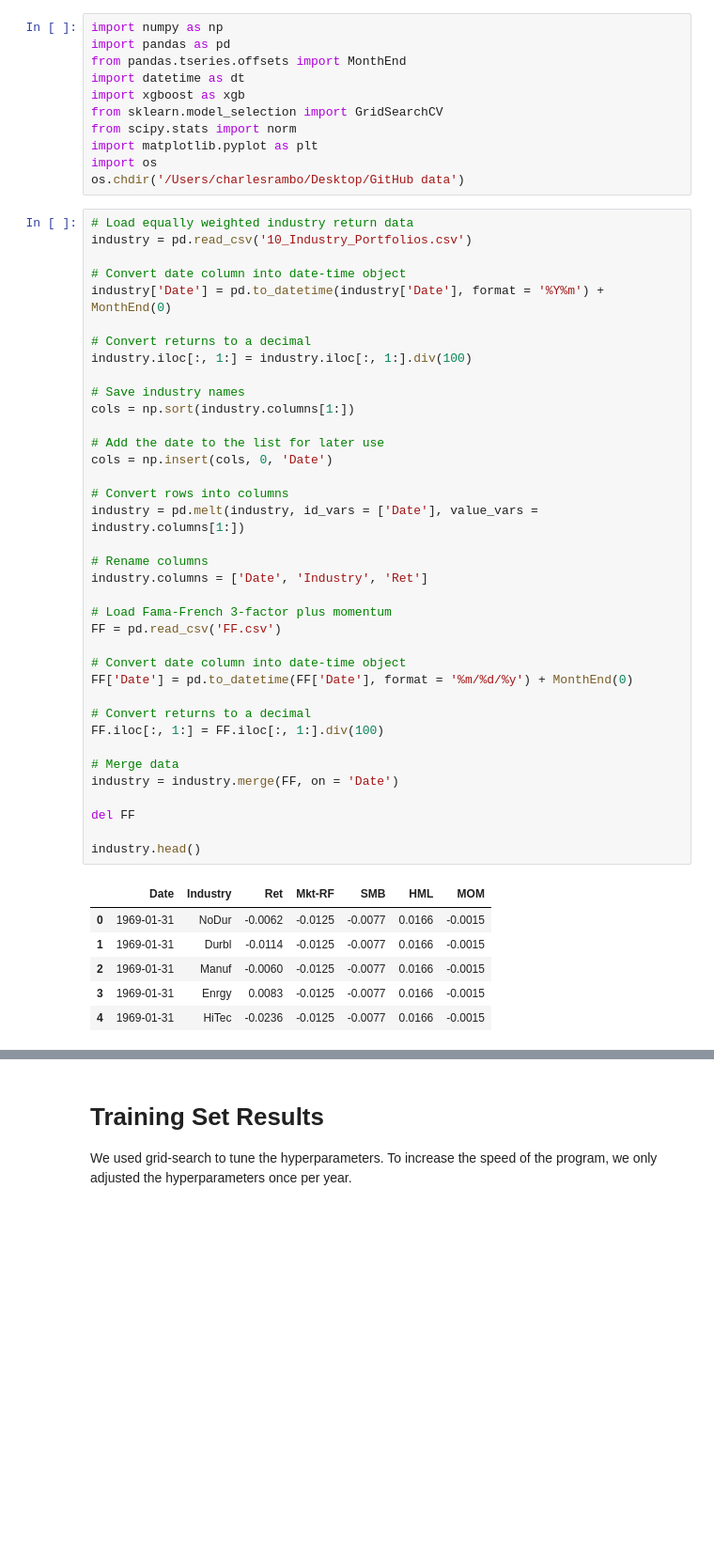
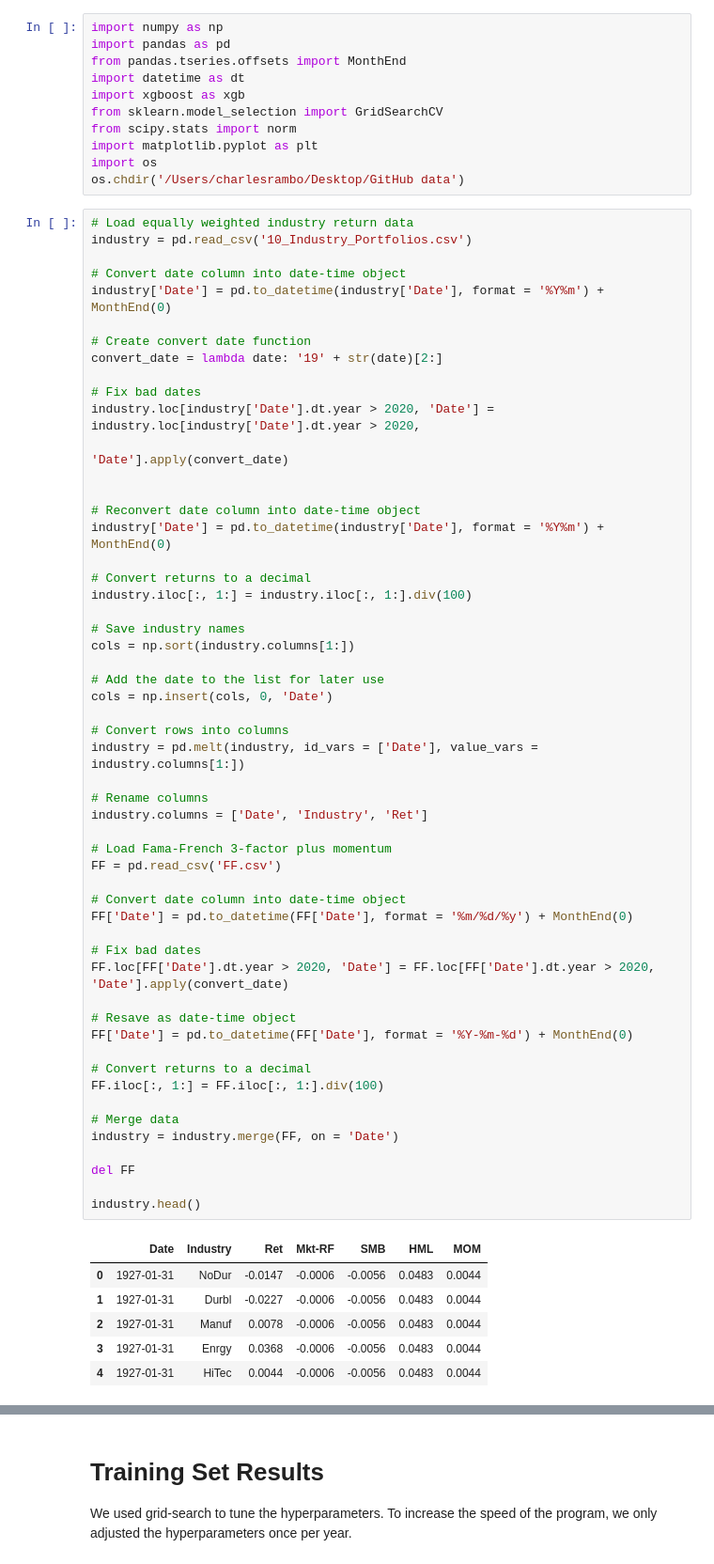
Before and after one commit to charlesrambo/machine_learning, a Jupyter notebook: XGBoost-industry-ML.ipynb, the cells around one changed output, grey strips where cells are left out. Shown at 94% size. Saved outputs shown, nothing was run; the diff lists cells and outputs as text; blank space fills up the shorter version.

```diff
--- a/XGBoost-industry-ML.ipynb
+++ b/XGBoost-industry-ML.ipynb
@@ -19,6 +19,17 @@ os.chdir('/Users/charlesrambo/Desktop/GitHub data')
 industry = pd.read_csv('10_Industry_Portfolios.csv')
 
 # Convert date column into date-time object
+industry['Date'] = pd.to_datetime(industry['Date'], format = '%Y%m') + MonthEnd(0)
+
+# Create convert date function
+convert_date = lambda date: '19' + str(date)[2:]
+
+# Fix bad dates
+industry.loc[industry['Date'].dt.year > 2020, 'Date'] = industry.loc[industry['Date'].dt.year > 2020,
+                                                                     'Date'].apply(convert_date)
+
+
+# Reconvert date column into date-time object
 industry['Date'] = pd.to_datetime(industry['Date'], format = '%Y%m') + MonthEnd(0)
 
 # Convert returns to a decimal
@@ -26,38 +37,44 @@ industry.iloc[:, 1:] = industry.iloc[:, 1:].div(100)
 
 # Save industry names
 cols = np.sort(industry.columns[1:])
 
 # Add the date to the list for later use
 cols = np.insert(cols, 0, 'Date')
 
 # Convert rows into columns
 industry = pd.melt(industry, id_vars = ['Date'], value_vars = industry.columns[1:])
 
 # Rename columns
 industry.columns = ['Date', 'Industry', 'Ret']
 
 # Load Fama-French 3-factor plus momentum
 FF = pd.read_csv('FF.csv')
 
 # Convert date column into date-time object
 FF['Date'] = pd.to_datetime(FF['Date'], format = '%m/%d/%y') + MonthEnd(0)
 
+# Fix bad dates
+FF.loc[FF['Date'].dt.year > 2020, 'Date'] = FF.loc[FF['Date'].dt.year > 2020, 'Date'].apply(convert_date)
+
+# Resave as date-time object
+FF['Date'] = pd.to_datetime(FF['Date'], format = '%Y-%m-%d') + MonthEnd(0)
+
 # Convert returns to a decimal
 FF.iloc[:, 1:] = FF.iloc[:, 1:].div(100)
 
 # Merge data
 industry = industry.merge(FF, on = 'Date')
 
 del FF
 
 industry.head()
 # %% [output]
 |  | Date | Industry | Ret | Mkt-RF | SMB | HML | MOM |
-| 0 | 1969-01-31 | NoDur | -0.0062 | -0.0125 | -0.0077 | 0.0166 | -0.0015 |
-| 1 | 1969-01-31 | Durbl | -0.0114 | -0.0125 | -0.0077 | 0.0166 | -0.0015 |
-| 2 | 1969-01-31 | Manuf | -0.0060 | -0.0125 | -0.0077 | 0.0166 | -0.0015 |
-| 3 | 1969-01-31 | Enrgy | 0.0083 | -0.0125 | -0.0077 | 0.0166 | -0.0015 |
-| 4 | 1969-01-31 | HiTec | -0.0236 | -0.0125 | -0.0077 | 0.0166 | -0.0015 |
+| 0 | 1927-01-31 | NoDur | -0.0147 | -0.0006 | -0.0056 | 0.0483 | 0.0044 |
+| 1 | 1927-01-31 | Durbl | -0.0227 | -0.0006 | -0.0056 | 0.0483 | 0.0044 |
+| 2 | 1927-01-31 | Manuf | 0.0078 | -0.0006 | -0.0056 | 0.0483 | 0.0044 |
+| 3 | 1927-01-31 | Enrgy | 0.0368 | -0.0006 | -0.0056 | 0.0483 | 0.0044 |
+| 4 | 1927-01-31 | HiTec | 0.0044 | -0.0006 | -0.0056 | 0.0483 | 0.0044 |
 # %%
 # List the return lags which we will use
 lags = [1, 2, 3, 6, 9, 12, 15]
```
Also changed, not shown: parts of 7 cells of this notebook.
